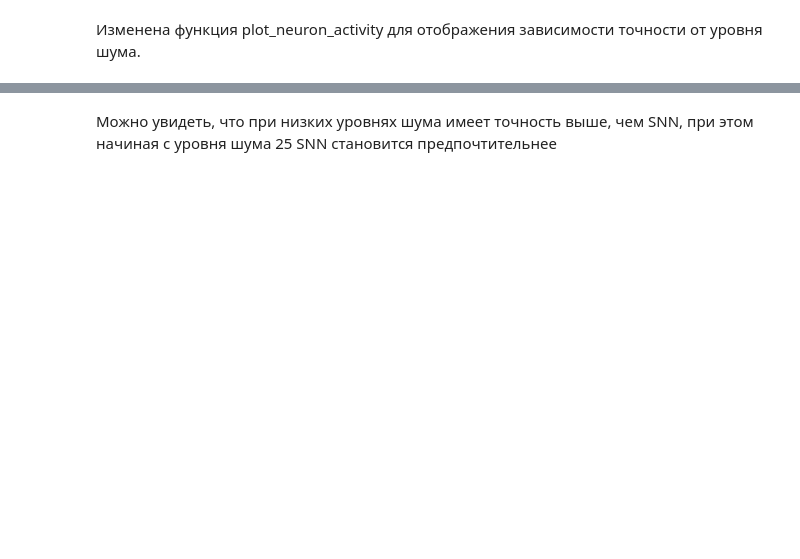
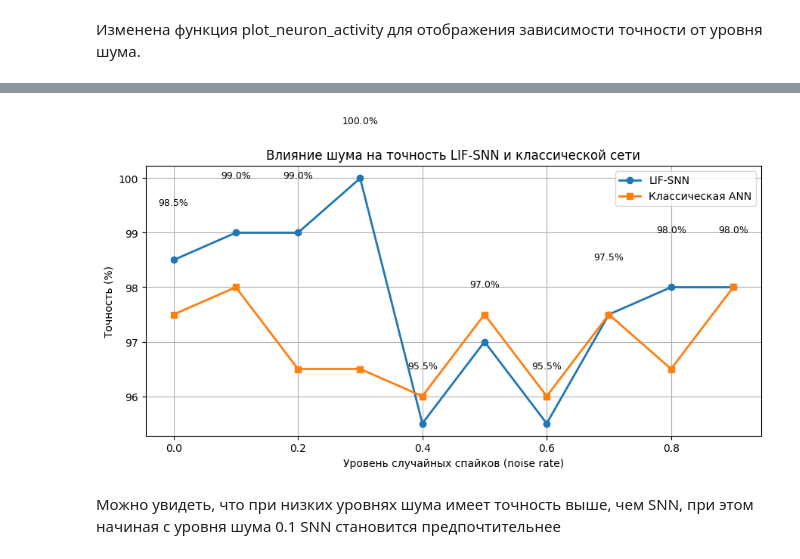
Before and after one commit to EgorRechkin/NN_lab2, a Jupyter notebook: SNN.ipynb, the cells around one changed output, grey strips where cells are left out. Saved outputs shown, nothing was run; the diff lists cells and outputs as text; code cells hidden in the pictures; blank space fills up the shorter version.

```diff
--- a/SNN.ipynb
+++ b/SNN.ipynb
@@ -106,3 +141,15 @@ class LIFNeuron:
+# %%
+class ANN(nn.Module):
+    def __init__(self, n_inputs=20, n_outputs=2):
+        super().__init__()
+        self.net = nn.Sequential(
+            nn.Linear(n_inputs, 32),
+            nn.ReLU(),
+            nn.Linear(32, n_outputs)
+        )
+
+    def forward(self, x):
+        return self.net(x)
 # %% [markdown]
 Изменена функция plot_neuron_activity для отображения зависимости точности от уровня шума.
 # %%
@@ -218,0 +340,27 @@ if __name__ == "__main__":
+# %%
+
+if __name__ == "__main__":
+
+    noise_levels = [0.0, 0.1, 0.2, 0.3, 0.4, 0.5, 0.6, 0.7, 0.8, 0.9]
+
+    dataset = SyntheticSpikeDataset(500)
+
+    ann = train_ann()
+    snn = train_snn(SimpleSNN(n_inputs=20, n_outputs=2), dataset)
+
+    ann_accs = []
+    snn_accs = []
+
+    print("Шум | Точность ANN | Точность SNN")
+
+    for n in noise_levels:
+        ann_acc = test_ann(ann, n)
+        snn_acc = test_snn(snn, n)
+
+        ann_accs.append(ann_acc)
+        snn_accs.append(snn_acc)
+
+        print(f"{n:.2f} | {ann_acc:.3f} | {snn_acc:.3f}")
+
+    plot_accuracy_vs_noise(noise_levels, snn_accs, ann_accs)
+# %% [output]
@@ -219,2 +384,3 @@ if __name__ == "__main__":
+[figure, added]
 # %% [markdown]
-Можно увидеть, что при низких уровнях шума имеет точность выше, чем SNN, при этом начиная с уровня шума 25 SNN становится предпочтительнее
+Можно увидеть, что при низких уровнях шума имеет точность выше, чем SNN, при этом начиная с уровня шума 0.1 SNN становится предпочтительнее
```
Also changed, not shown: parts of 14 cells of this notebook.
